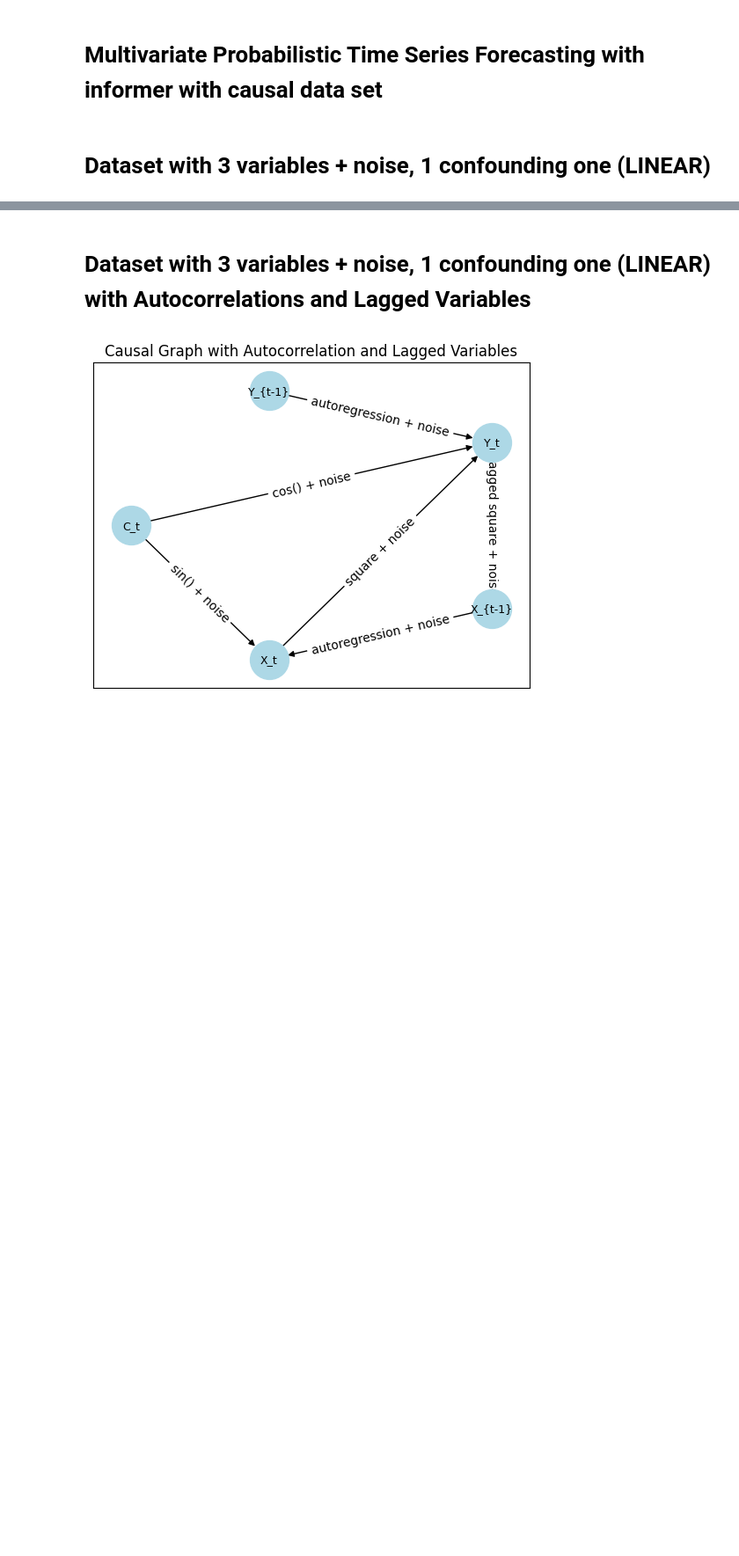
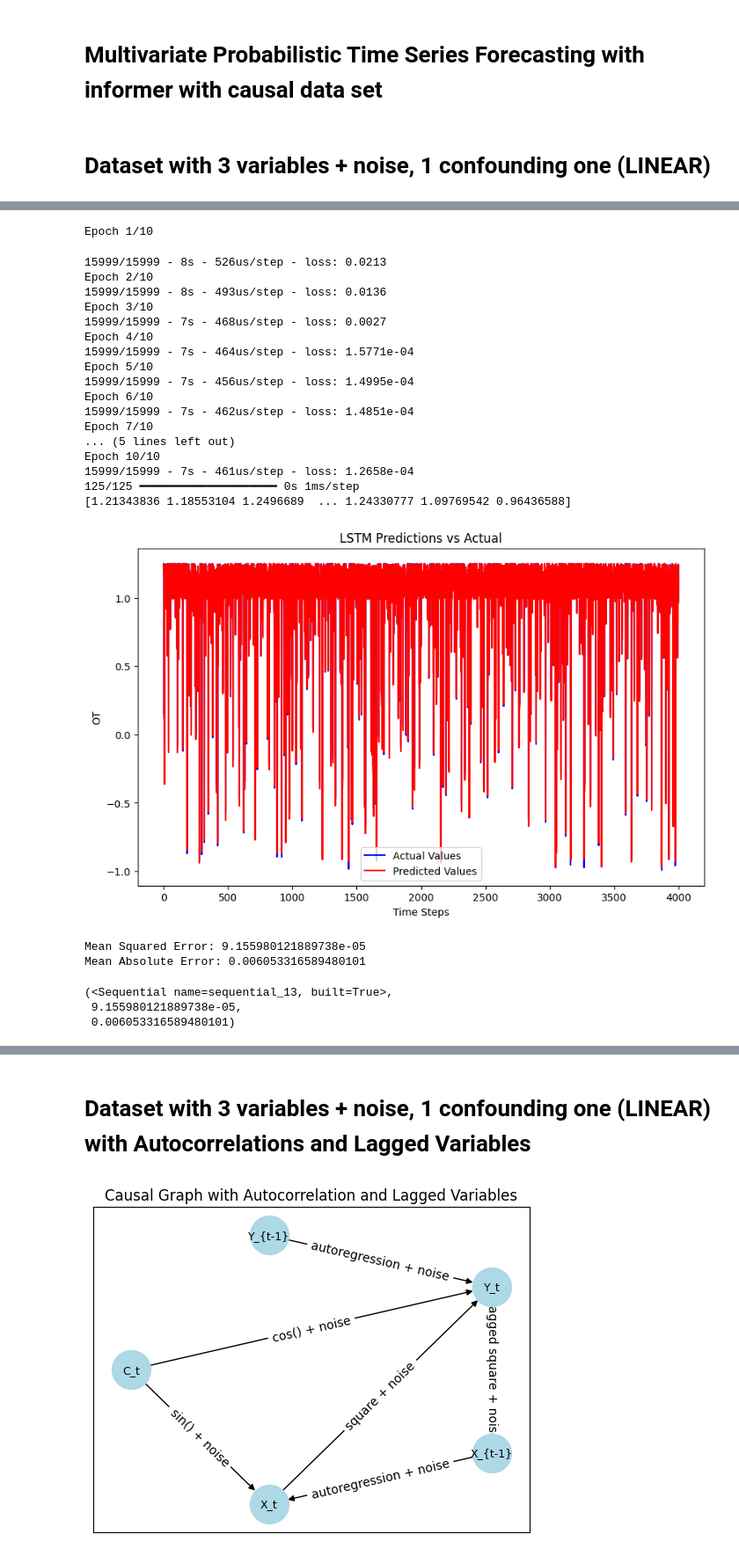
Before and after one commit to feschouw/Master_Thesis, a Jupyter notebook: Datasets/data_for_autoformer.ipynb, the cells around one changed output, grey strips where cells are left out. Shown at 88% size. Drawn from its saved outputs; the diff is of its cells as text; code cells hidden in the pictures; blank space fills up the shorter version.

```diff
--- a/Datasets/data_for_autoformer.ipynb
+++ b/Datasets/data_for_autoformer.ipynb
@@ -241,0 +295,27 @@ data_df.to_csv('data_causal_1.csv', index=False)
+# %%
+run_lstm(data_df_simple_linear, ['0', '1'], 'OT', look_back=1, test_ratio=0.2, epochs=10, batch_size=1)
+# %% [output]
+Epoch 1/10
+15999/15999 - 8s - 526us/step - loss: 0.0213
+Epoch 2/10
+15999/15999 - 8s - 493us/step - loss: 0.0136
+Epoch 3/10
+15999/15999 - 7s - 468us/step - loss: 0.0027
+Epoch 4/10
+15999/15999 - 7s - 464us/step - loss: 1.5771e-04
+Epoch 5/10
+15999/15999 - 7s - 456us/step - loss: 1.4995e-04
+Epoch 6/10
+15999/15999 - 7s - 462us/step - loss: 1.4851e-04
+Epoch 7/10
+... (5 lines left out)
+Epoch 10/10
+15999/15999 - 7s - 461us/step - loss: 1.2658e-04
+125/125 ━━━━━━━━━━━━━━━━━━━━ 0s 1ms/step
+[1.21343836 1.18553104 1.2496689  ... 1.24330777 1.09769542 0.96436588]
+[figure, added]
+Mean Squared Error: 9.155980121889738e-05
+Mean Absolute Error: 0.006053316589480101
+(<Sequential name=sequential_13, built=True>,
+ 9.155980121889738e-05,
+ 0.006053316589480101)
```
Also changed, not shown: parts of 13 cells of this notebook, 1 other file.
